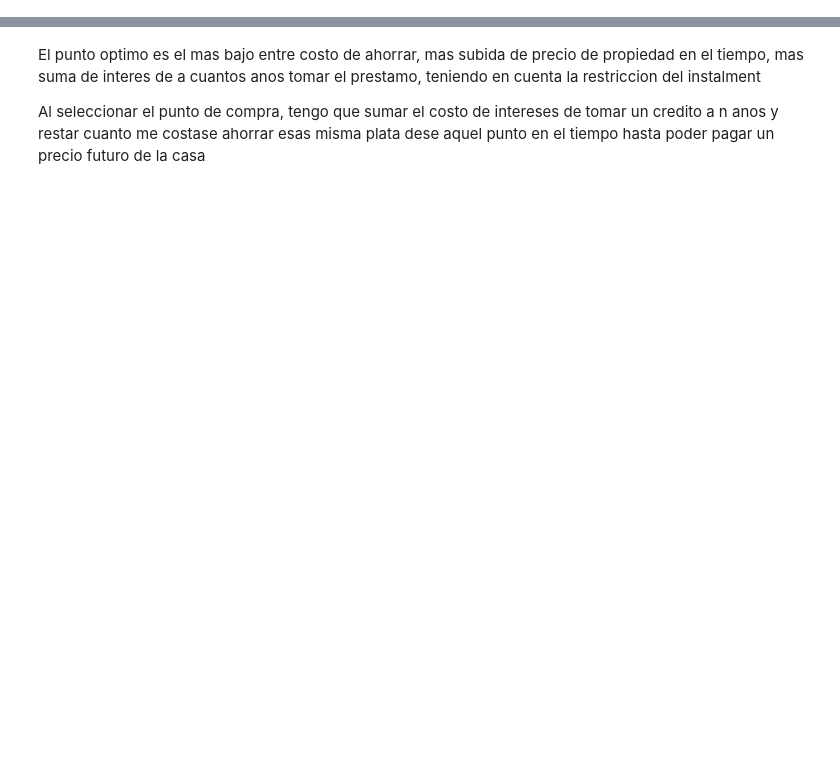
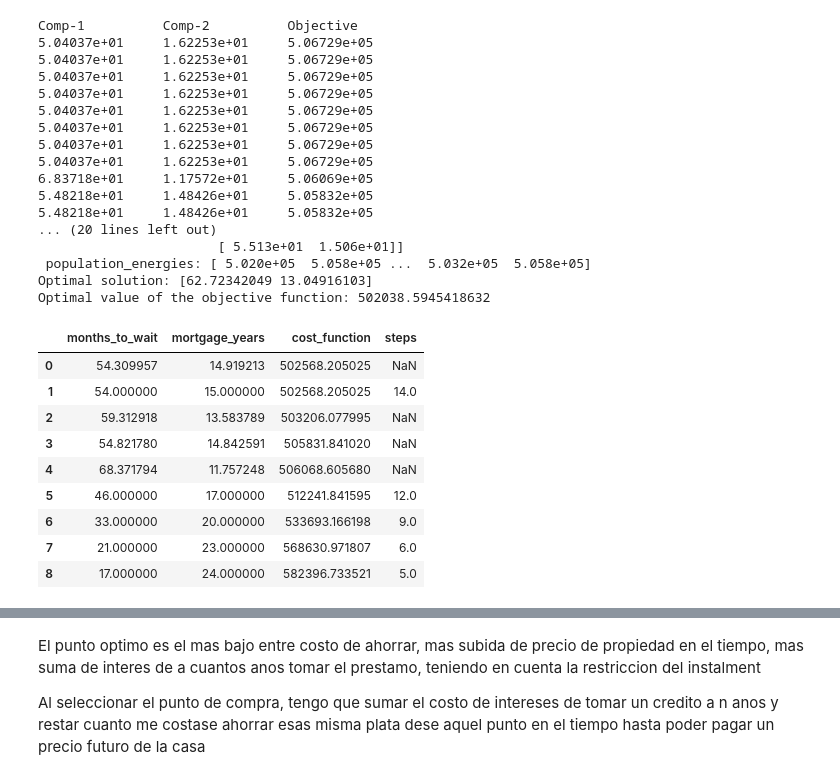
Before and after one commit to lsantamariarojas/mortgage-planner-main, a Jupyter notebook: mortgage.ipynb, the cells around one changed output, grey strips where cells are left out. Cells and saved outputs as stored; diff of their text form; code cells hidden in the pictures; blank space fills up the shorter version.

```diff
--- a/mortgage.ipynb
+++ b/mortgage.ipynb
@@ -13,5 +14,47 @@ from backend.financialSim import financialEstimator
 # %%
 from frontend.plotsHelpers import plotters
+# %%
+test = dataFetcher(
+                rent_price_growth = RENT_GROWTH,
+                rent_price = RENT_PRICE,
+                house_price_growth = HOUSE_PRICE_GROWTH,
+                house_price = HOUSE_PRICE,
+                monthly_mortgage_interes = INTEREST,
+                intallment_threshold = INSTALLMENT_THRESH,
+                savings_per_month = SAVINGS_PER_MONTH,
+                etf_growth = ETF_GROWTH,
+                initial_etf_savings = INITIAL_ETF_SAVINGS
+                )
+# %%
+test.get_result_dataframe()
+# %% [output]
+Comp-1          Comp-2          Objective
+5.04037e+01     1.62253e+01     5.06729e+05
+5.04037e+01     1.62253e+01     5.06729e+05
+5.04037e+01     1.62253e+01     5.06729e+05
+5.04037e+01     1.62253e+01     5.06729e+05
+5.04037e+01     1.62253e+01     5.06729e+05
+5.04037e+01     1.62253e+01     5.06729e+05
+5.04037e+01     1.62253e+01     5.06729e+05
+5.04037e+01     1.62253e+01     5.06729e+05
+6.83718e+01     1.17572e+01     5.06069e+05
+5.48218e+01     1.48426e+01     5.05832e+05
+5.48218e+01     1.48426e+01     5.05832e+05
+... (20 lines left out)
+                       [ 5.513e+01  1.506e+01]]
+ population_energies: [ 5.020e+05  5.058e+05 ...  5.032e+05  5.058e+05]
+Optimal solution: [62.72342049 13.04916103]
+Optimal value of the objective function: 502038.5945418632
+|  | months_to_wait | mortgage_years | cost_function | steps |
+| 0 | 54.309957 | 14.919213 | 502568.205025 | NaN |
+| 1 | 54.000000 | 15.000000 | 502568.205025 | 14.0 |
+| 2 | 59.312918 | 13.583789 | 503206.077995 | NaN |
+| 3 | 54.821780 | 14.842591 | 505831.841020 | NaN |
+| 4 | 68.371794 | 11.757248 | 506068.605680 | NaN |
+| 5 | 46.000000 | 17.000000 | 512241.841595 | 12.0 |
+| 6 | 33.000000 | 20.000000 | 533693.166198 | 9.0 |
+| 7 | 21.000000 | 23.000000 | 568630.971807 | 6.0 |
+| 8 | 17.000000 | 24.000000 | 582396.733521 | 5.0 |
 # %%
 
 calculator = financialEstimator(
```
Also changed, not shown: parts of 13 cells of this notebook, 2 other files.
